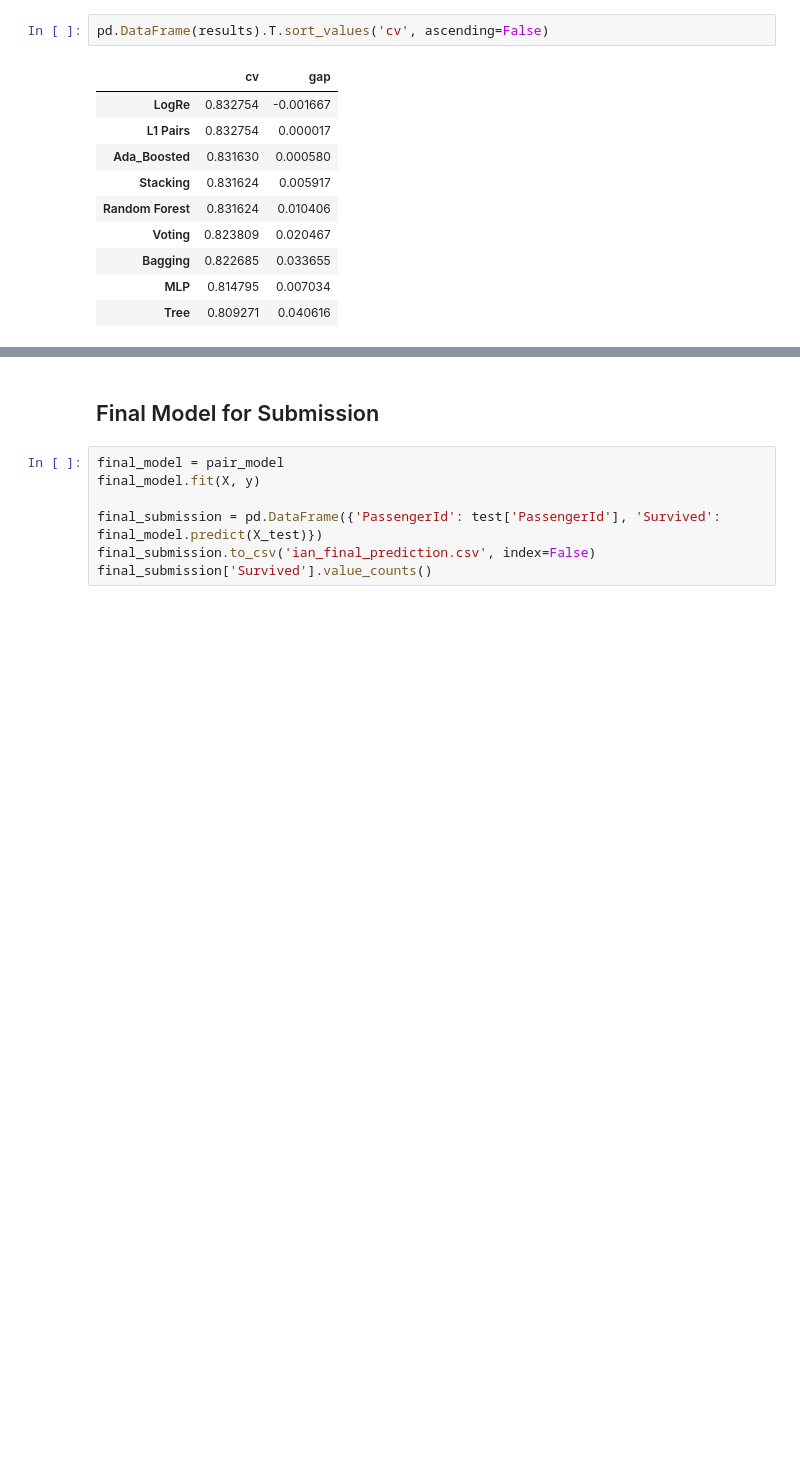
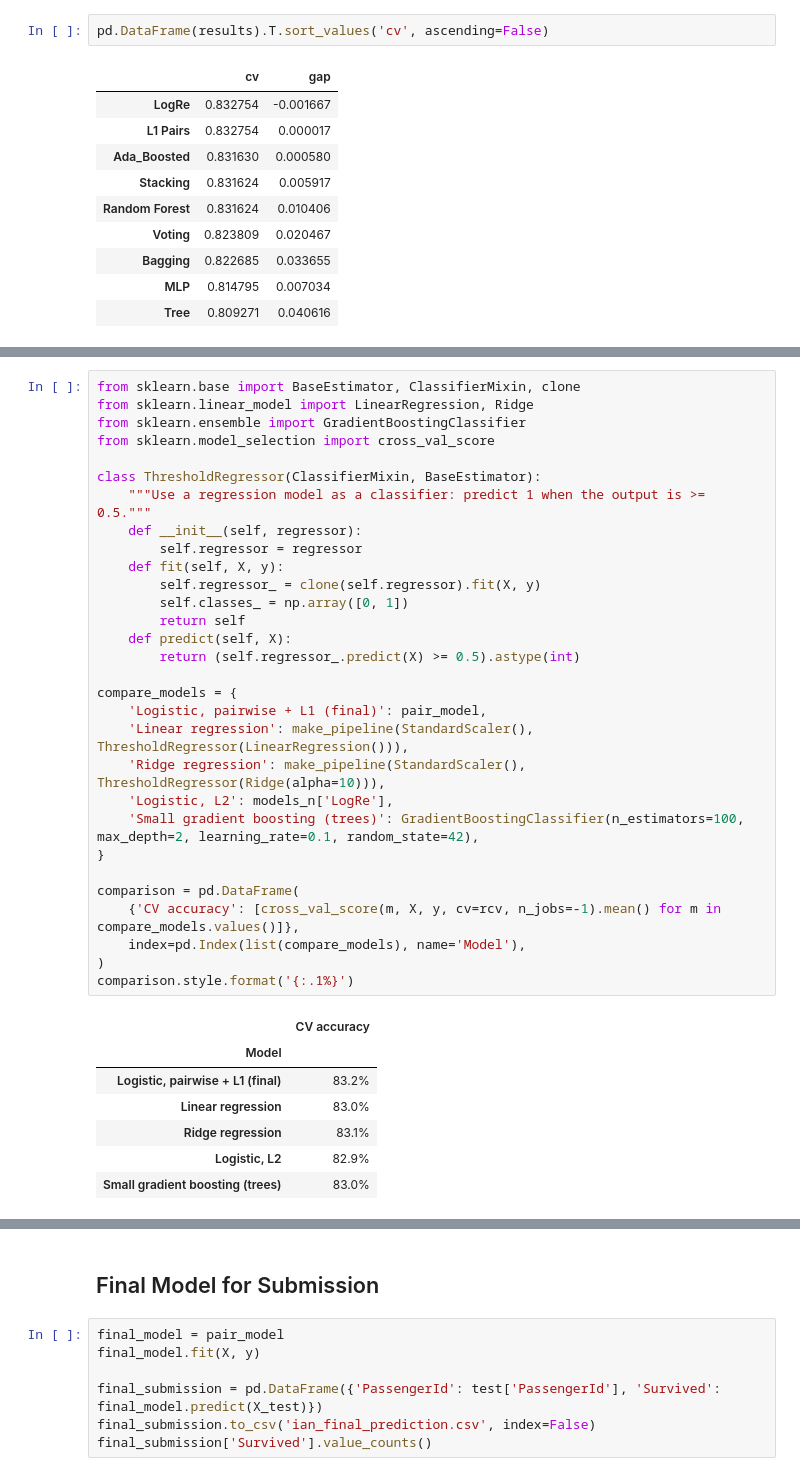
Before and after one commit to IanCode212/Titanic_Survival_Prediction, a Jupyter notebook: titanic.ipynb, the cells around one changed output, grey strips where cells are left out. Cells and saved outputs as stored; diff of their text form; blank space fills up the shorter version.

Commit message:
Add model comparison table

```diff
--- a/titanic.ipynb
+++ b/titanic.ipynb
@@ -457 +460,39 @@ pd.DataFrame(results).T.sort_values('cv', ascending=False)
+# %%
+from sklearn.base import BaseEstimator, ClassifierMixin, clone
+from sklearn.linear_model import LinearRegression, Ridge
+from sklearn.ensemble import GradientBoostingClassifier
+from sklearn.model_selection import cross_val_score
+
+class ThresholdRegressor(ClassifierMixin, BaseEstimator):
+    """Use a regression model as a classifier: predict 1 when the output is >= 0.5."""
+    def __init__(self, regressor):
+        self.regressor = regressor
+    def fit(self, X, y):
+        self.regressor_ = clone(self.regressor).fit(X, y)
+        self.classes_ = np.array([0, 1])
+        return self
+    def predict(self, X):
+        return (self.regressor_.predict(X) >= 0.5).astype(int)
+
+compare_models = {
+    'Logistic, pairwise + L1 (final)': pair_model,
+    'Linear regression': make_pipeline(StandardScaler(), ThresholdRegressor(LinearRegression())),
+    'Ridge regression': make_pipeline(StandardScaler(), ThresholdRegressor(Ridge(alpha=10))),
+    'Logistic, L2': models_n['LogRe'],
+    'Small gradient boosting (trees)': GradientBoostingClassifier(n_estimators=100, max_depth=2, learning_rate=0.1, random_state=42),
+}
+
+comparison = pd.DataFrame(
+    {'CV accuracy': [cross_val_score(m, X, y, cv=rcv, n_jobs=-1).mean() for m in compare_models.values()]},
+    index=pd.Index(list(compare_models), name='Model'),
+)
+comparison.style.format('{:.1%}')
+# %% [output]
+|  | CV accuracy |
+| Model |  |
+| Logistic, pairwise + L1 (final) | 83.2% |
+| Linear regression | 83.0% |
+| Ridge regression | 83.1% |
+| Logistic, L2 | 82.9% |
+| Small gradient boosting (trees) | 83.0% |
 # %% [markdown]
```
Also changed, not shown: parts of 3 cells of this notebook.
